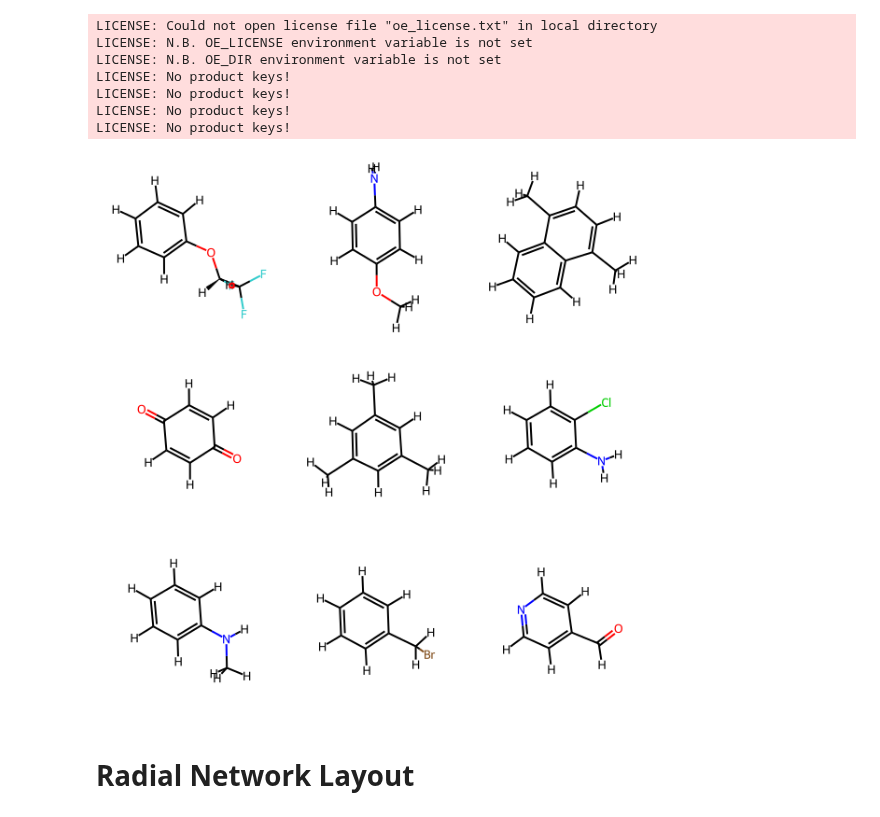
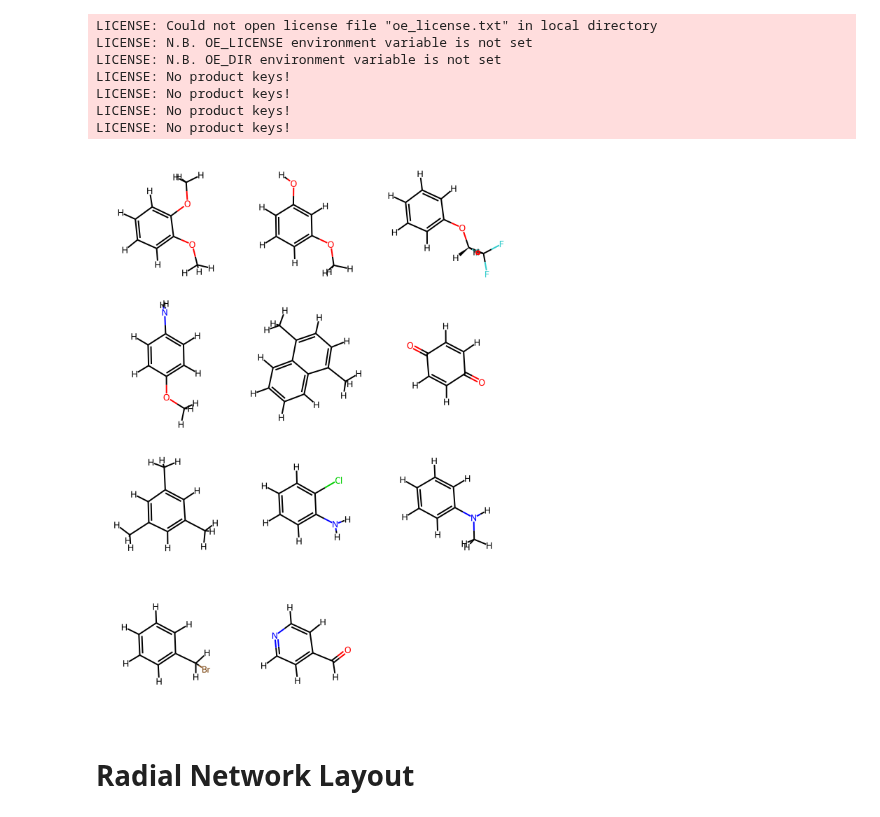
Before and after one commit to OpenFreeEnergy/konnektor, a Jupyter notebook: dev/test_network_planners.ipynb, the cells around one changed output. Saved outputs shown, nothing was run; the diff lists cells and outputs as text; code cells hidden in the pictures.

```diff
--- a/dev/test_network_planners.ipynb
+++ b/dev/test_network_planners.ipynb
@@ -1,22 +1,22 @@
 # %%
 from rdkit import Chem
 from openfe_benchmarks import benzenes
 from kartograf import KartografAtomMapper
 from openfe.setup.atom_mapping.lomap_scorers import default_lomap_score
 
 system=benzenes.get_system()
 compounds = system.ligand_components
-compounds = compounds[7:]
+compounds = [compounds[0]]+compounds[5:6]+compounds[7:]
 Chem.Draw.MolsToGridImage ([c.to_rdkit() for c in compounds], )
 # %% [output]
 LICENSE: Could not open license file "oe_license.txt" in local directory
 LICENSE: N.B. OE_LICENSE environment variable is not set
 LICENSE: N.B. OE_DIR environment variable is not set
 LICENSE: No product keys!
 LICENSE: No product keys!
 LICENSE: No product keys!
 LICENSE: No product keys!
-[figure, old version]
+[figure, new version]
 # %%
 import numpy as np
 import networkx as nx
```
Also changed, not shown: parts of 25 cells of this notebook, 9 other files.
